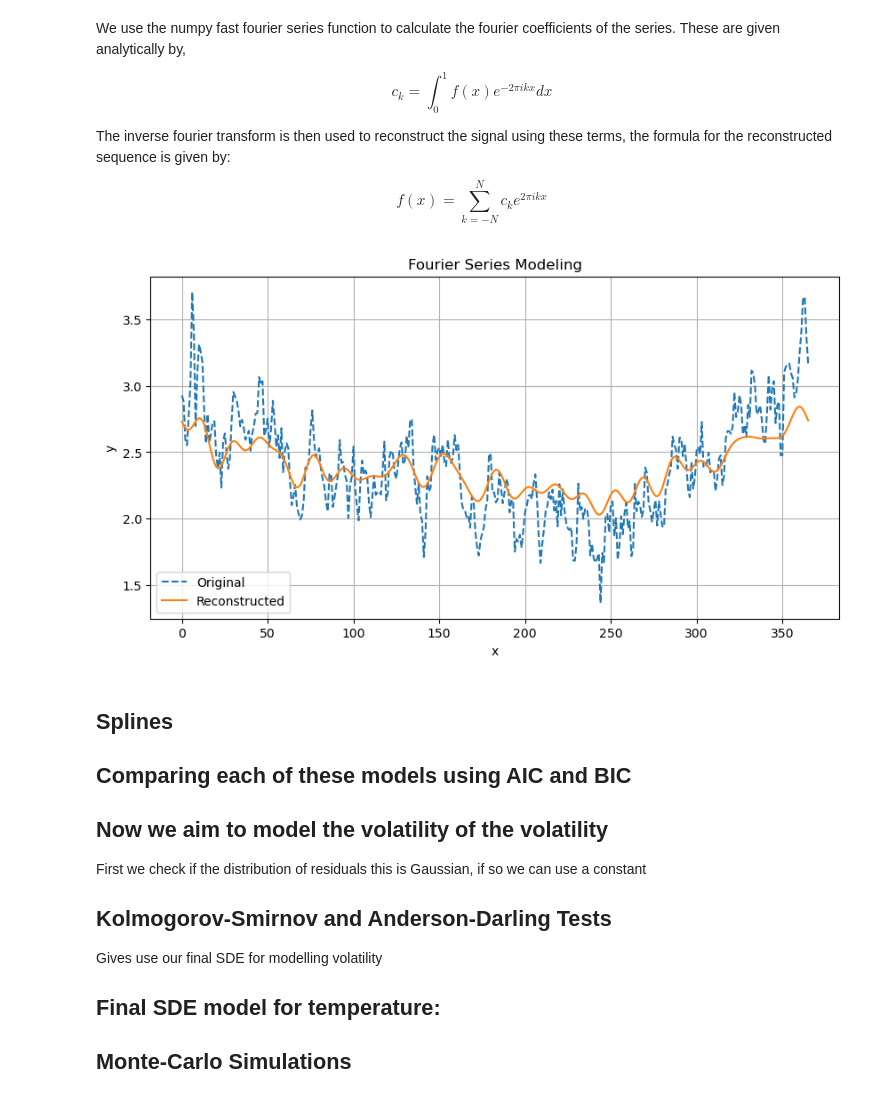
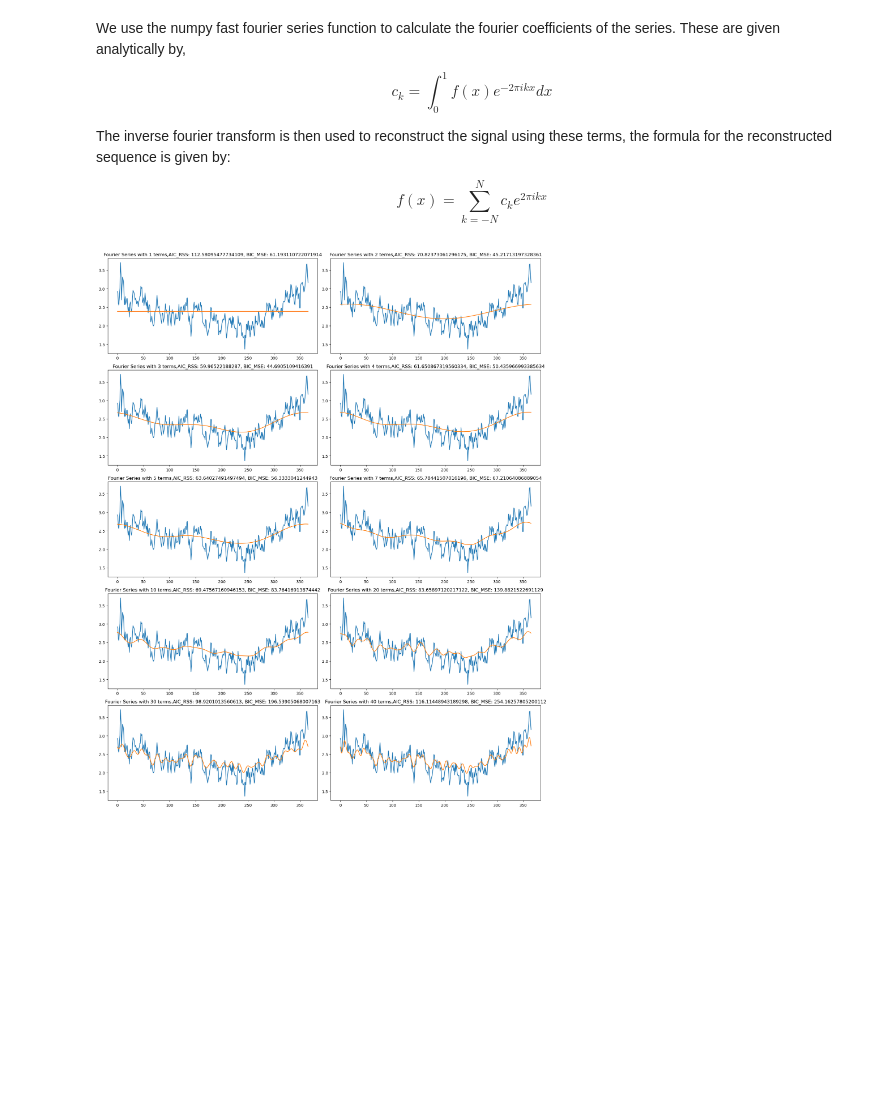
Before and after one commit to shixuejun/Weather-Derivative-UROP, a Jupyter notebook: src/modelling/volatility_modelling.ipynb, the cells around one changed output. Cells and saved outputs as stored; diff of their text form; code cells hidden in the pictures; blank space fills up the shorter version.

```diff
--- a/src/modelling/volatility_modelling.ipynb
+++ b/src/modelling/volatility_modelling.ipynb
@@ -178,48 +194,27 @@ The inverse fourier transform is then used to reconstruct the signal using these
 
 $$ f(x) = \sum_{k=-N}^{N} c_{k} e^{2\pi i k x} $$
 # %%
-# Preprocess x, y combinations to handle dimensionality of Polynomial Features
 x = np.arange(0, 366)
 y = np.array(std_by_day.values.flatten())
 
  # Number of terms in the Fourier series
-n_terms = 25
-coeffs = np.fft.fft(y)[:n_terms] / len(y)
+fourier_terms = np.array([1, 2, 3, 4, 5, 7, 10, 20, 30, 40])
+fourier_coeffs = np.fft.fft(y) / len(y)
 
-def fourier_series(x, coeffs):
-    n = len(coeffs)
+def fourier_series(x, coeffs, n_terms):
     y_reconstructed = np.zeros_like(x, dtype=complex)
-    for k in range(n):
+    for k in range(n_terms):
         y_reconstructed += coeffs[k] * np.exp(2j * np.pi * k * x / 365.25)
     return y_reconstructed.real
 
-y_reconstructed = fourier_series(x, coeffs)
-plt.figure(figsize=(10, 5))
-plt.plot(x, y, label='Original', linestyle='dashed')
-plt.plot(x, y_reconstructed, label='Reconstructed')
-plt.legend()
-plt.xlabel('x')
-plt.ylabel('y')
-plt.title('Fourier Series Modeling')
-plt.grid(True)
-plt.show()
+fig, axs = plt.subplots(5, 2, figsize=(16, 20))
+for fourier_index, fourier_term in enumerate(fourier_terms):
+    predictions = fourier_series(x, fourier_coeffs, fourier_term)
+    axs[int(fourier_index / 2), fourier_index % 2].plot(y)
+    axs[int(fourier_index / 2), fourier_index % 2].plot(predictions)
+    axs[int(fourier_index / 2), fourier_index % 2].set_title(f"Fourier Series with {fourier_term} terms,AIC_RSS: {AIC_RSS(predictions, y, fourier_term)}, BIC_MSE: {BIC_RSS(predictions, y, fourier_term)}")
+
+fig.tight_layout()
+fig.show()
 # %% [output]
-[figure, old version]
+[figure, new version]
-# %% [markdown]
-
-## Splines
-
-
-## Comparing each of these models using AIC and BIC
-
-## Now we aim to model the volatility of the volatility
-
-First we check if the distribution of residuals this is Gaussian, if so we can use a constant
-
-## Kolmogorov-Smirnov and Anderson-Darling Tests
-
-Gives use our final SDE for modelling volatility
-
-## Final SDE model for temperature:
-
-## Monte-Carlo Simulations
```
Also changed, not shown: parts of 32 cells of this notebook, 14 other files.
